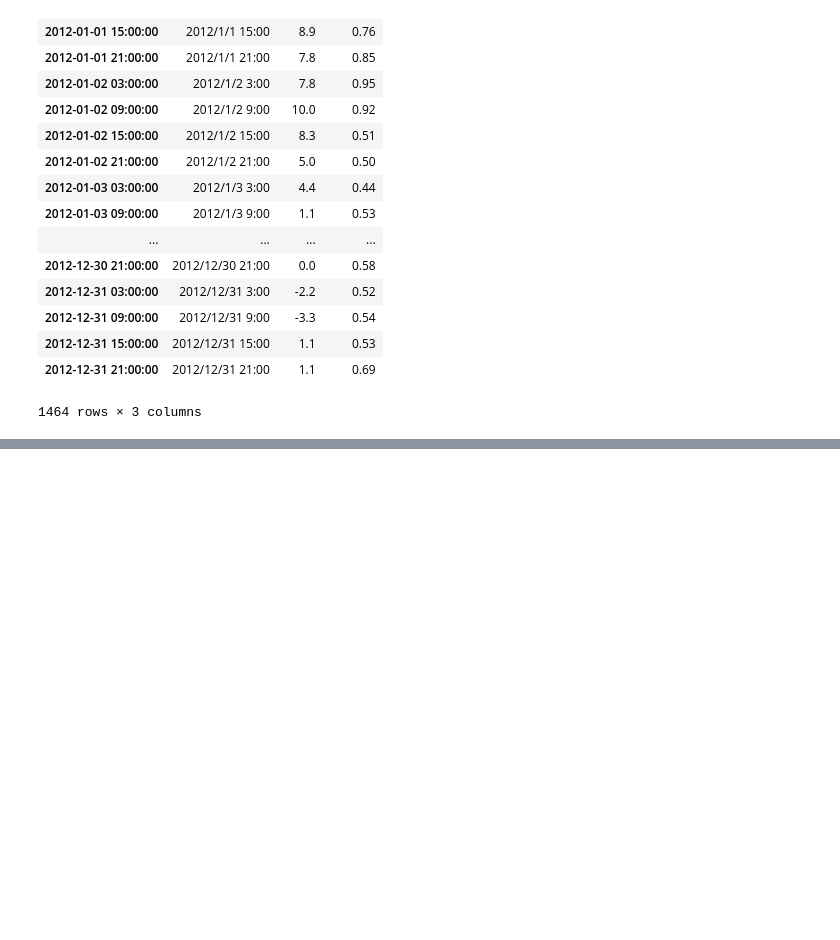
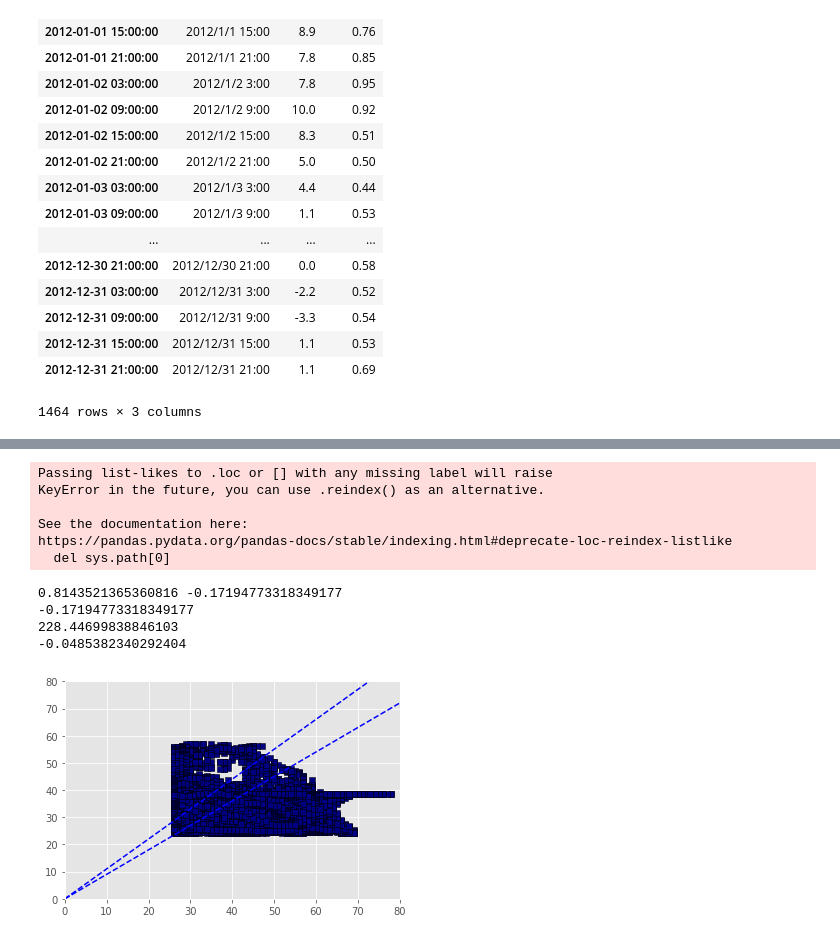
Before and after one commit to YPHu-IBDB/JupyterWorks, a Jupyter notebook: forResample.ipynb, the cells around one changed output, grey strips where cells are left out. Drawn from its saved outputs; the diff is of its cells as text; code cells hidden in the pictures; blank space fills up the shorter version.

```diff
--- a/forResample.ipynb
+++ b/forResample.ipynb
@@ -122,0 +116,73 @@ DatetimeIndex(['2012-06-21 14:20:00', '2012-06-21 15:40:00',
+# %%
+# time interval = 5 min
+# outlier removing
+# for whole date from 2012-1-1 3:00 to 2012-12-15 0:00
+# with 30% test data (evaluating)
+# rolling 2
+# todo when to use the outlier detection? before or after resample? with the test or without the test?
+
+# using the index of energy data
+from sklearn import svm
+
+Wea5mTable = WeaOriTable.resample(rule='5T',label='right',closed='right').asfreq().interpolate(method='linear')
+Wea_5m_nHol = Wea5mTable[Wea5mTable.index <= '2012-12-15']
+En_5m_nHol = EnOriTable.loc[Wea_5m_nHol.index]
+En_5m_nHol_nOt = En_5m_nHol[En_5m_nHol['value']>En_5m_nHol['value'].quantile(0.05)]
+
+X = Wea5mTable.loc[En_5m_nHol_nOt.index]['Temp'].values.reshape(-1, 1)
+X = np.append(X,np.roll(X,-18),axis=1 )
+X = np.append(X,np.roll(X[:,0].reshape(-1, 1),-36),axis=1 )
+
+y = En_5m_nHol_nOt['value'].values.reshape(-1, 1)
+changepoints = pd.to_datetime('2012-10-1')
+index_change = WeaOriTable[WeaOriTable.index<changepoints].shape[0]
+# max_depth = 30
+
+X_train, X_val, y_train, y_val = train_test_split(  X[:index_change], y[:index_change], test_size=0.25, random_state=0)
+
+
+# X_train = X[:index_change]
+# X_train_StandardScaler = preprocessing.StandardScaler().fit(X_train)
+# X_train_std = X_train_StandardScaler.transform(X_train)
+
+# y_train = y[:index_change]
+# y_train_StandardScaler =  preprocessing.StandardScaler().fit(y_train)
+# y_train_std = y_train_StandardScaler.transform(y_train)
+# print X_train_std,y_train_std
+
+X_test = X[index_change:]
+y_test = y[index_change:]
+# X_test_std = X_train_StandardScaler.transform(X_test)
+# y_test_std = y_train_StandardScaler.transform(y_test)
+
+# regr_rf = RandomForestRegressor(max_depth=max_depth, random_state=2)
+
+regr_rf = svm.SVR()
+regr_rf.fit(X_train, y_train)
+y_rf = regr_rf.predict(X_test)
+print regr_rf.score(X_val, y_val), regr_rf.score(X_test, y_test)
+
+
+# y_rf = y_train_StandardScaler.inverse_transform(y_rf_std)
+
+plt.scatter(y_test, y_rf, edgecolor='k', c="navy", marker="s", label="Data")
+line=np.linspace(0, 80, 100)
+plt.plot(line,0.9 * line,'b--')
+plt.plot(line,1.1 * line,'b--')
+plt.xlim([0, 80])
+plt.ylim([0, 80])
+print r2_score(y_test,y_rf)
+print mean_squared_error(y_test,y_rf)
+print explained_variance_score(y_test,y_rf)
+# %% [output]
+Passing list-likes to .loc or [] with any missing label will raise
+KeyError in the future, you can use .reindex() as an alternative.
+
+See the documentation here:
+https://pandas.pydata.org/pandas-docs/stable/indexing.html#deprecate-loc-reindex-listlike
+  del sys.path[0]
+0.8143521365360816 -0.17194773318349177
+-0.17194773318349177
+228.44699838846103
+-0.0485382340292404
+[figure, added]
```
Also changed, not shown: parts of 13 cells of this notebook.
